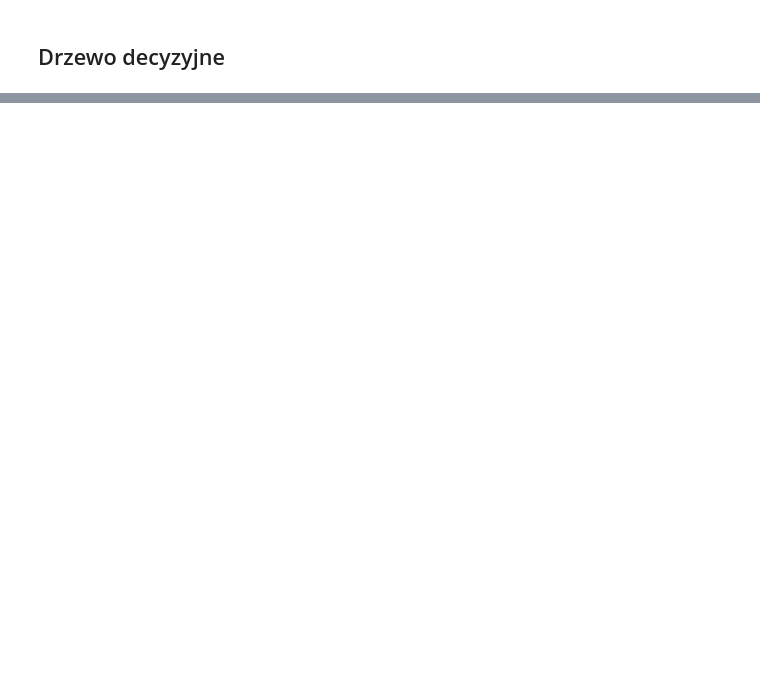
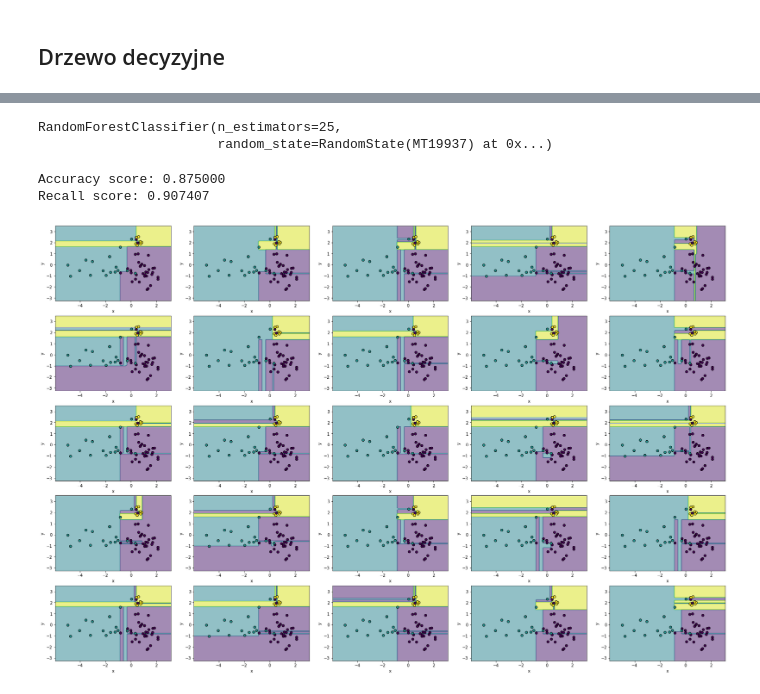
Before and after one commit to magda9906/starbucks_nutrition, a Jupyter notebook: analiza_wstepna.ipynb, the cells around one changed output, grey strips where cells are left out. Cells and saved outputs as stored; diff of their text form; code cells hidden in the pictures; blank space fills up the shorter version.

```diff
--- a/analiza_wstepna.ipynb
+++ b/analiza_wstepna.ipynb
@@ -774,19 +502,0 @@ Recall score: 0.907407
-# %%
-# We will draw 25 trees on how they split the testing data (sepal width and length features only)
-
-def plot_class_surf(rfc, X, y):
-    plt.figure(figsize = (30, 20))
-    y_encoded = np.where(y == 'bakery', 0, np.where(y == 'others', 1, 2))
-    y=y_encoded
-    for idx, tree in enumerate(rfc.estimators_):
-        classifier = tree.fit(X[:, :2], y)
-        ax = plt.subplot(5, 5, idx + 1)
-        disp = DecisionBoundaryDisplay.from_estimator(
-            classifier, X[:, :2], response_method="predict",
-            xlabel="sepal length [cm]", ylabel="sepal width [cm]",
-            alpha=0.5, ax=ax,
-        )
-        disp.ax_.scatter(X[:, 0], X[:, 1], c=y, edgecolor="k")
-    plt.show()
-
-plot_class_surf(rfc, X_train, y_train)
@@ -794,0 +763,42 @@ plot_class_surf(rfc, X_train, y_train)
+# %%
+# Turns out 25 random trees was the highest accuracy
+rfc = RandomForestClassifier(random_state=crs, **{'max_depth': None, 'n_estimators': 25, "criterion": "gini"})
+rfc.fit(X_train, y_train)
+# %% [output]
+RandomForestClassifier(n_estimators=25,
+                       random_state=RandomState(MT19937) at 0x...)
+# %%
+# Metrics
+y_pred = rfc.predict(X_test)
+
+acc = accuracy_score(y_test, y_pred)
+# pre = precision_score(y_test, y_pred, average='macro')
+rec = recall_score(y_test, y_pred, average='macro')
+
+print("Accuracy score: {:3f}".format(acc))
+# print("Precission score: {:3f}".format(pre))
+print("Recall score: {:3f}".format(rec))
+# %% [output]
+Accuracy score: 0.875000
+Recall score: 0.907407
+# %%
+# We will draw 25 trees on how they split the testing data (sepal width and length features only)
+
+def plot_class_surf(rfc, X, y):
+    plt.figure(figsize = (30, 20))
+    y_encoded = np.where(y == 'bakery', 0, np.where(y == 'others', 1, 2))
+    y=y_encoded
+    for idx, tree in enumerate(rfc.estimators_):
+        classifier = tree.fit(X[:, :2], y)
+        ax = plt.subplot(5, 5, idx + 1)
+        disp = DecisionBoundaryDisplay.from_estimator(
+            classifier, X[:, :2], response_method="predict",
+            xlabel="x", ylabel="y",
+            alpha=0.5, ax=ax,
+        )
+        disp.ax_.scatter(X[:, 0], X[:, 1], c=y, edgecolor="k")
+    plt.show()
+
+plot_class_surf(rfc, X_train, y_train)
+# %% [output]
+[figure, added]
```
Also changed, not shown: parts of 77 cells of this notebook.
